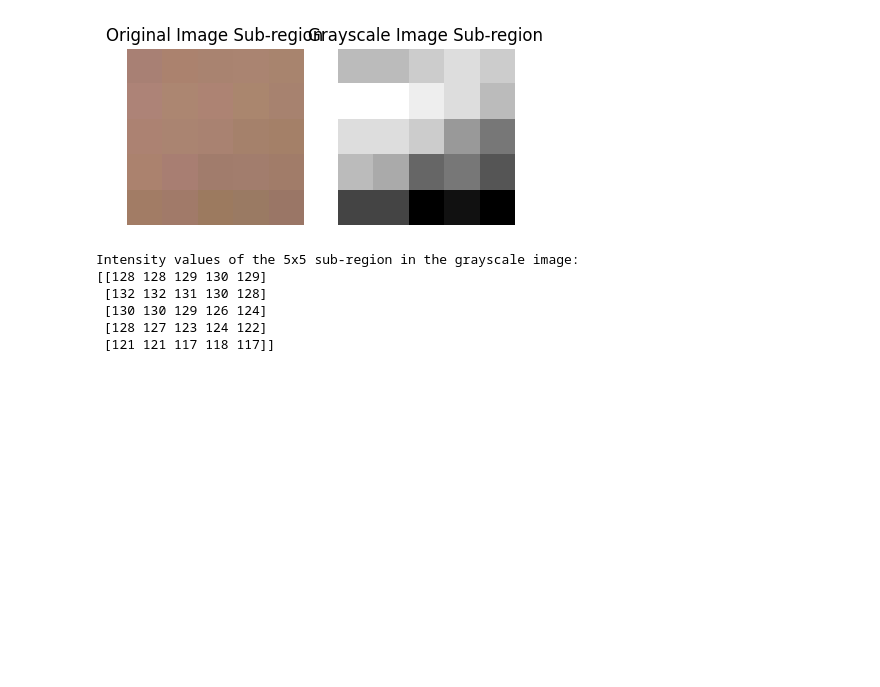
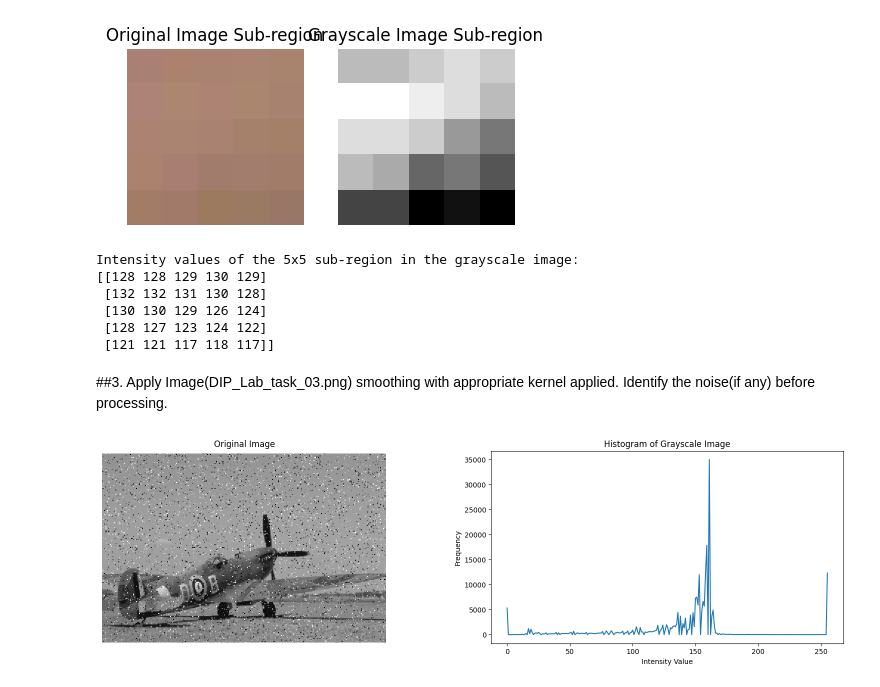
Before and after one commit to mehadishakil/DIP-Lab-Final-2024, a Jupyter notebook: DIP_Lab_Final_2024.ipynb, the cells around one changed output. Drawn from its saved outputs; the diff is of its cells as text; code cells hidden in the pictures; blank space fills up the shorter version.

Commit message:
Completed Task-3 (Identified the noise before processing and applied smoothing with appropriate kernel).

```diff
--- a/DIP_Lab_Final_2024.ipynb
+++ b/DIP_Lab_Final_2024.ipynb
@@ -94,3 +92,25 @@ Intensity values of the 5x5 sub-region in the grayscale image:
  [130 130 129 126 124]
  [128 127 123 124 122]
  [121 121 117 118 117]]
+# %% [markdown]
+##3. Apply Image(DIP_Lab_task_03.png) smoothing with appropriate kernel applied. Identify the noise(if any) before processing.
+# %%
+# identify the noise
+image = cv2.imread('/content/drive/MyDrive/Assignment/DIP_Lab_task_03.png')
+
+
+gray_image = cv2.cvtColor(image, cv2.COLOR_BGR2GRAY)
+hist = cv2.calcHist([gray_image], [0], None, [256], [0, 256])
+
+fig, ax = plt.subplots(1, 2, figsize=(20, 5))
+
+ax[0].imshow(cv2.cvtColor(image, cv2.COLOR_BGR2RGB))
+ax[0].set_title('Original Image')
+ax[0].axis('off')
+ax[1].plot(hist)
+ax[1].set_title('Histogram of Grayscale Image')
+ax[1].set_xlabel('Intensity Value')
+ax[1].set_ylabel('Frequency')
+plt.show()
+# %% [output]
+[figure, added]
```
Also changed, not shown: parts of 3 cells of this notebook.
